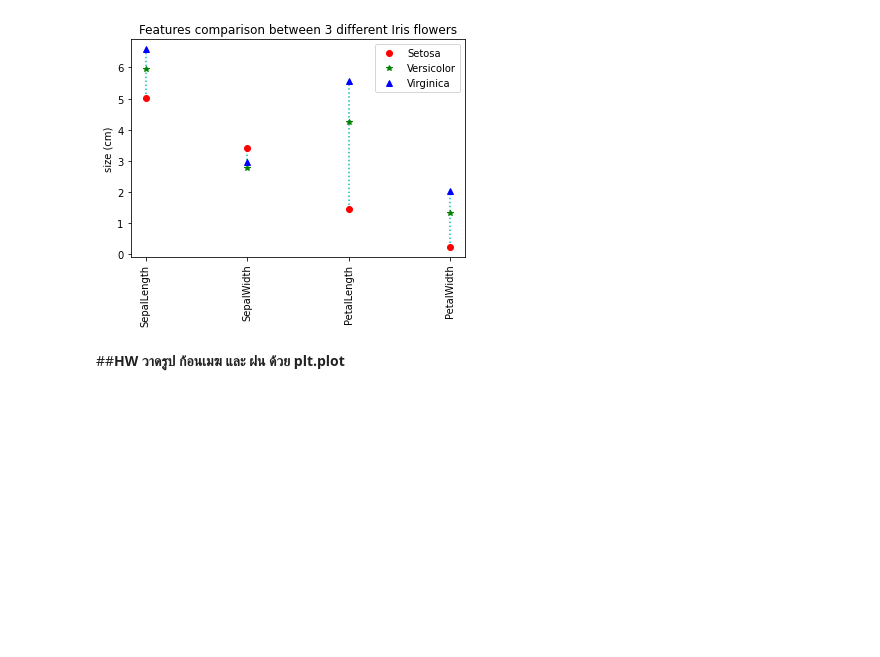
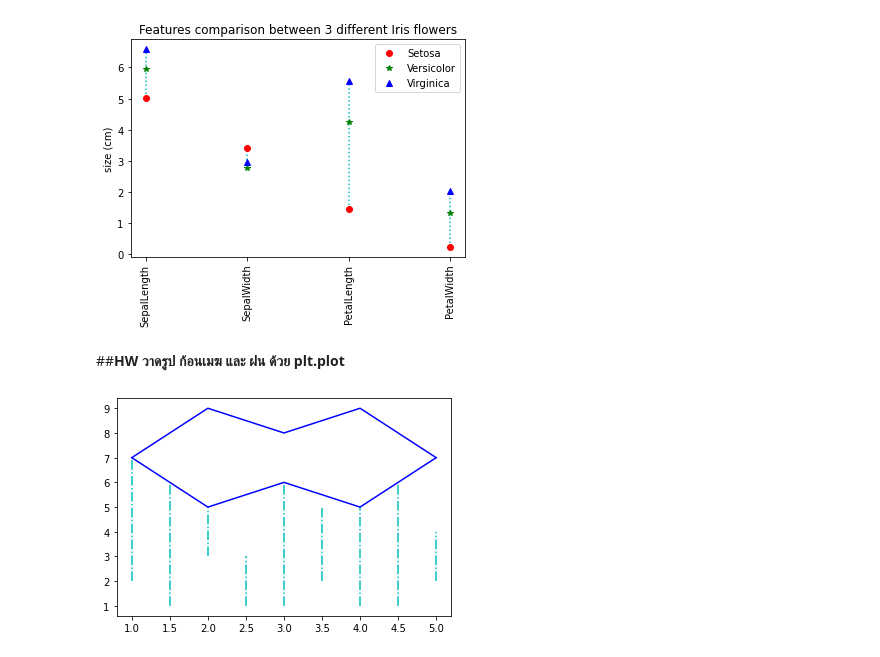
Before and after one commit to nualpair/data_viz_2022, a Jupyter notebook: DataViz04_Data_Comparison.ipynb, the cells around one changed output. Cells and saved outputs as stored; diff of their text form; code cells hidden in the pictures; blank space fills up the shorter version.

```diff
--- a/DataViz04_Data_Comparison.ipynb
+++ b/DataViz04_Data_Comparison.ipynb
@@ -157,3 +157,20 @@ plt.ylabel('size (cm)');
 [figure]
 # %% [markdown]
 ##**HW วาดรูป ก้อนเมฆ และ ฝน ด้วย plt.plot**
+# %%
+# ฝน
+plt.plot([1,1],[2,7],'c-.')
+plt.plot([1.5,1.5],[1,6],'c-.')
+plt.plot([2,2],[3,5],'c-.')
+plt.plot([2.5,2.5],[1,3],'c-.')
+plt.plot([3,3],[1,6],'c-.')
+plt.plot([3.5,3.5],[2,5],'c-.')
+plt.plot([4,4],[1,5],'c-.')
+plt.plot([4.5,4.5],[1,6],'c-.')
+plt.plot([5,5],[2,4],'c-.')
+
+# ก้อนเมฆ
+plt.plot([1,2,3,4,5],[7,5,6,5,7],'b-')
+plt.plot([1,2,3,4,5],[7,9,8,9,7],'b-');
+# %% [output]
+[figure, added]
```
